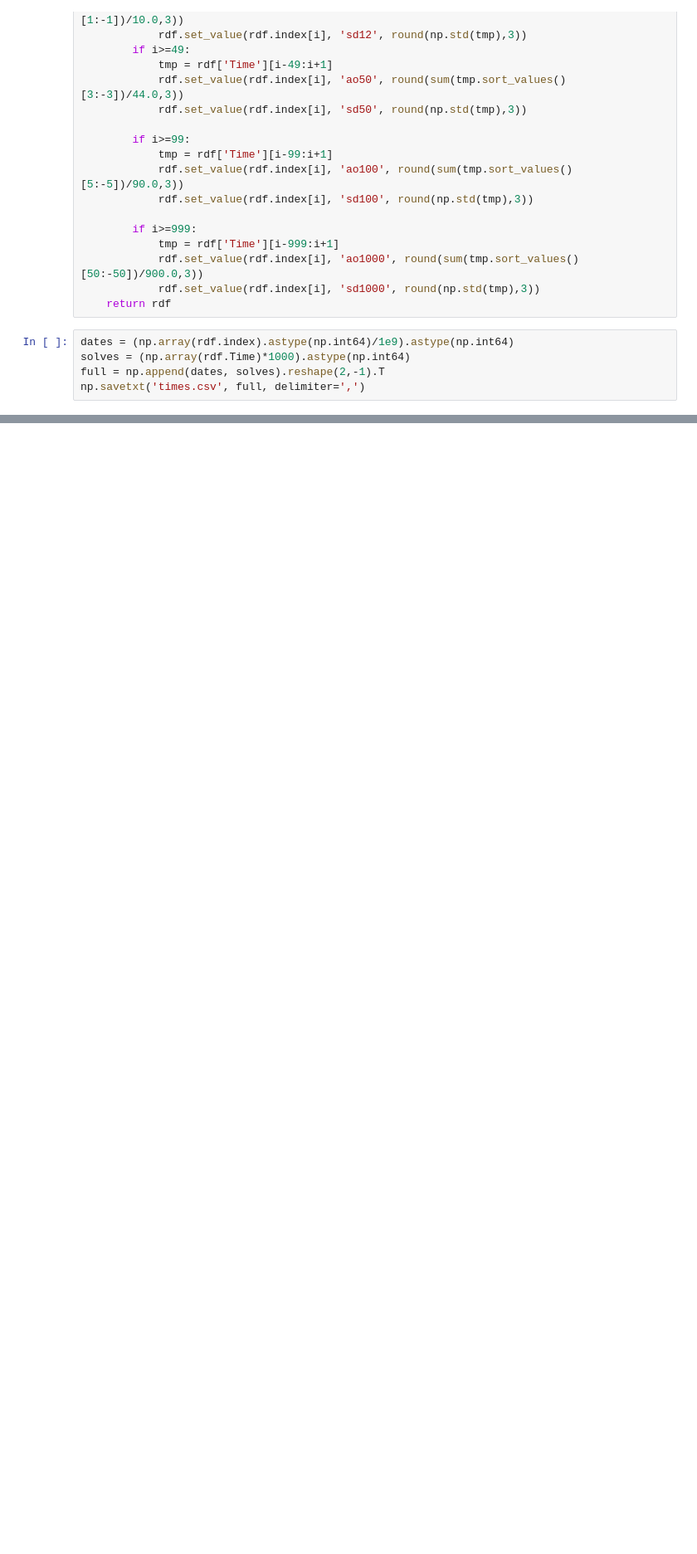
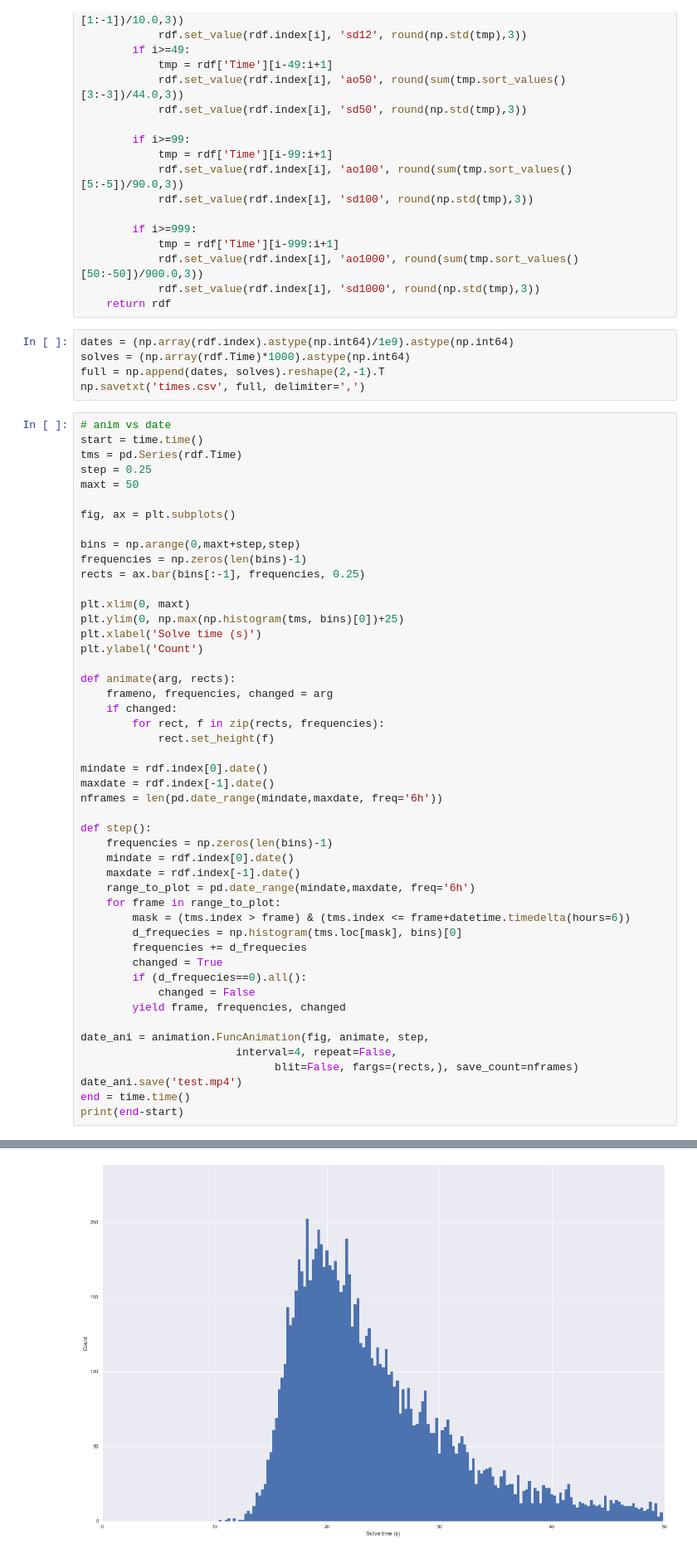
Before and after one commit to cnapun/cube-plots, a Jupyter notebook: cubetimes.ipynb, the cells around one changed output, grey strips where cells are left out. Shown at 83% size. Saved outputs shown, nothing was run; the diff lists cells and outputs as text; blank space fills up the shorter version.

```diff
--- a/cubetimes.ipynb
+++ b/cubetimes.ipynb
@@ -351,3 +359,52 @@ dates = (np.array(rdf.index).astype(np.int64)/1e9).astype(np.int64)
 solves = (np.array(rdf.Time)*1000).astype(np.int64)
 full = np.append(dates, solves).reshape(2,-1).T
 np.savetxt('times.csv', full, delimiter=',')
+# %%
+# anim vs date
+start = time.time()
+tms = pd.Series(rdf.Time)
+step = 0.25
+maxt = 50
+
+fig, ax = plt.subplots()
+
+bins = np.arange(0,maxt+step,step)
+frequencies = np.zeros(len(bins)-1)
+rects = ax.bar(bins[:-1], frequencies, 0.25)
+
+plt.xlim(0, maxt)
+plt.ylim(0, np.max(np.histogram(tms, bins)[0])+25)
+plt.xlabel('Solve time (s)')
+plt.ylabel('Count')
+
+def animate(arg, rects):
+    frameno, frequencies, changed = arg
+    if changed:
+        for rect, f in zip(rects, frequencies):
+            rect.set_height(f)
+
+mindate = rdf.index[0].date()
+maxdate = rdf.index[-1].date()
+nframes = len(pd.date_range(mindate,maxdate, freq='6h'))
+
+def step():
+    frequencies = np.zeros(len(bins)-1)
+    mindate = rdf.index[0].date()
+    maxdate = rdf.index[-1].date()
+    range_to_plot = pd.date_range(mindate,maxdate, freq='6h')
+    for frame in range_to_plot:
+        mask = (tms.index > frame) & (tms.index <= frame+datetime.timedelta(hours=6))
+        d_frequecies = np.histogram(tms.loc[mask], bins)[0]
+        frequencies += d_frequecies
+        changed = True
+        if (d_frequecies==0).all():
+            changed = False
+        yield frame, frequencies, changed
+
+date_ani = animation.FuncAnimation(fig, animate, step,
+                        interval=4, repeat=False,
+                              blit=False, fargs=(rects,), save_count=nframes)
+date_ani.save('test.mp4')
+end = time.time()
+print(end-start)
+# %% [output]
@@ -353,0 +412 @@ np.savetxt('times.csv', full, delimiter=',')
+[figure, added]
```
Also changed, not shown: parts of 5 cells of this notebook, 1 other file.
